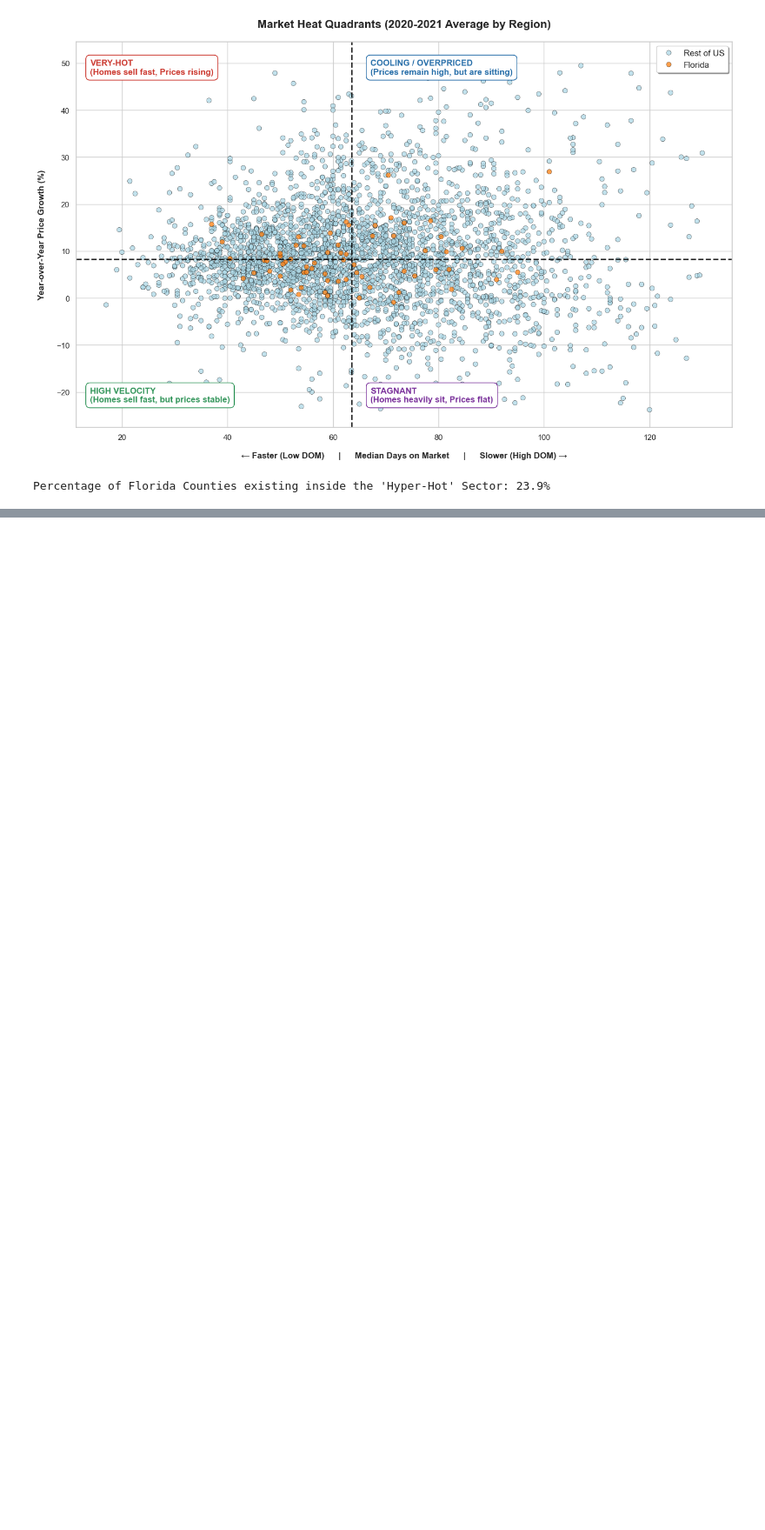
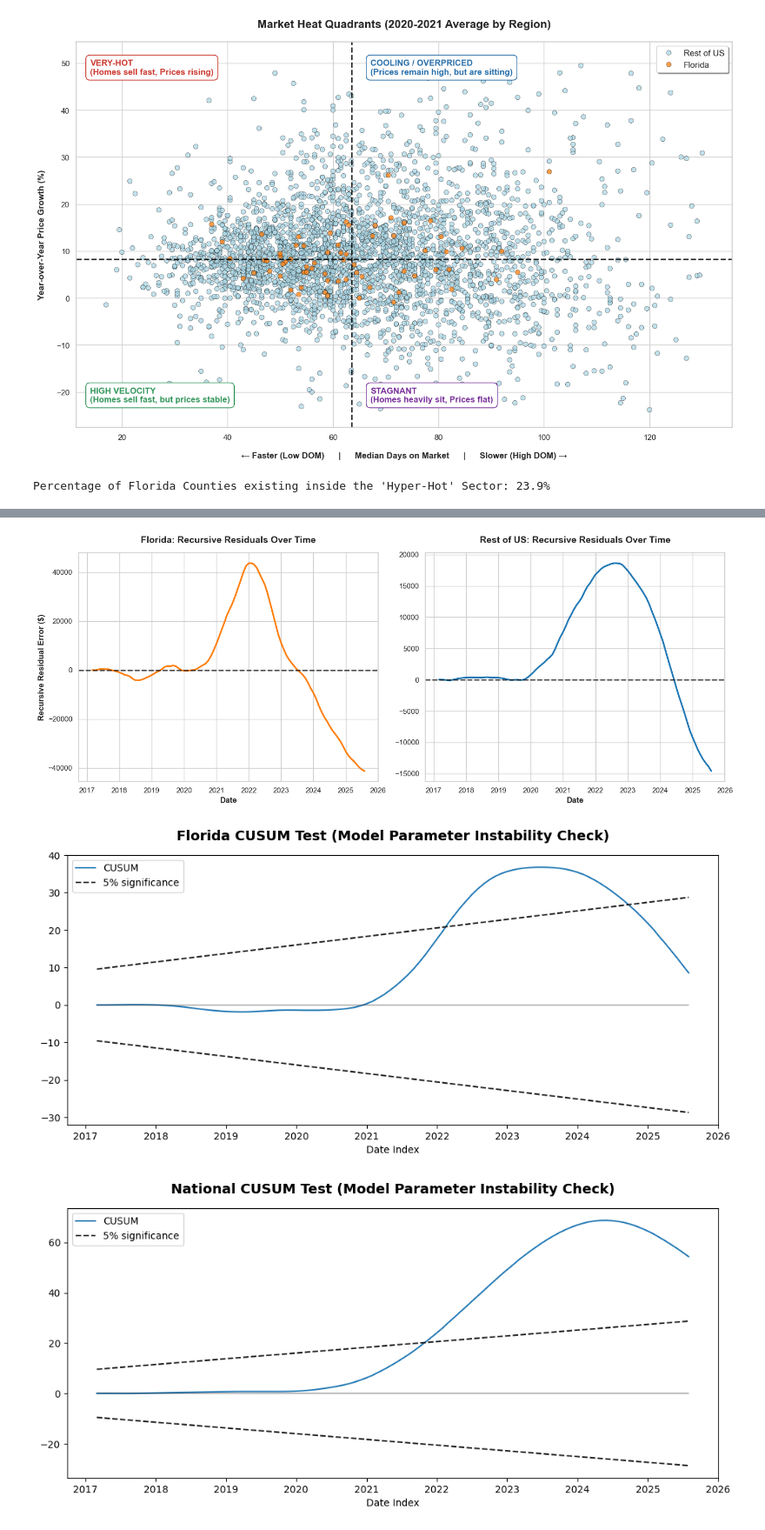
Before and after one commit to walde363/covid-housing-forecast, a Jupyter notebook: notebooks/timeseries.ipynb, the cells around one changed output, grey strips where cells are left out. Shown at 87% size. Drawn from its saved outputs; the diff is of its cells as text; code cells hidden in the pictures; blank space fills up the shorter version.

```diff
--- a/notebooks/timeseries.ipynb
+++ b/notebooks/timeseries.ipynb
@@ -573,0 +652,59 @@ A few of the heaviest institutional targets:
+# %%
+# Prepare Variables
+# build a regression baseline containing a constant and a linear time index [0, 1, 2...]
+exog_fl = sm.add_constant(np.arange(len(fl_trend_clean)))
+exog_rest = sm.add_constant(np.arange(len(rest_trend_clean)))
+
+# Fit the Recursive Least Squares (RLS) Models
+# RLS iteratively updates the regression one month at a time, capturing the newly generated residuals
+rls_fl = sm.RecursiveLS(fl_trend_clean, exog_fl)
+res_fl = rls_fl.fit()
+
+rls_rest = sm.RecursiveLS(rest_trend_clean, exog_rest)
+res_rest = rls_rest.fit()
+
+
+# Create the Recursive Residual Plot
+# first 2 observations initialize the 2-parameter model
+plt.figure(figsize=(15, 6))
+sns.set_theme(style="whitegrid")
+
+# Florida Residuals
+plt.subplot(1, 2, 1)
+plt.plot(fl_trend_clean.index[2:], res_fl.resid_recursive[2:], color='#ff7f0e', linewidth=2.5)
+plt.axhline(0, color='black', linestyle='--', linewidth=2, alpha=0.7)
+plt.title('Florida: Recursive Residuals Over Time', fontsize=14, fontweight='bold', pad=15)
+plt.ylabel('Recursive Residual Error ($)', fontsize=12, fontweight='bold')
+plt.xlabel('Date', fontsize=12, fontweight='bold')
+
+# Rest of US Residuals
+plt.subplot(1, 2, 2)
+plt.plot(rest_trend_clean.index[2:], res_rest.resid_recursive[2:], color='#1f77b4', linewidth=2.5)
+plt.axhline(0, color='black', linestyle='--', linewidth=2, alpha=0.7)
+plt.title('Rest of US: Recursive Residuals Over Time', fontsize=14, fontweight='bold', pad=15)
+plt.xlabel('Date', fontsize=12, fontweight='bold')
+
+plt.tight_layout()
+plt.show()
+
+
+# Generate CUSUM plots (Cumulative Sum of Recursive Residuals)
+sns.reset_orig() # Temporarily dropping Seaborn styling so Statsmodels renders the strict mathematical bounds cleanly
+
+# Florida CUSUM
+fig_fl = plt.figure(figsize=(12, 5))
+res_fl.plot_cusum(fig=fig_fl)
+plt.title('Florida CUSUM Test (Model Parameter Instability Check)', fontsize=14, fontweight='bold', pad=15)
+plt.xlabel('Date Index')
+plt.show()
+
+# Rest of Nation CUSUM
+fig_rest = plt.figure(figsize=(12, 5))
+res_rest.plot_cusum(fig=fig_rest)
+plt.title('National CUSUM Test (Model Parameter Instability Check)', fontsize=14, fontweight='bold', pad=15)
+plt.xlabel('Date Index')
+plt.show()
+# %% [output]
+[figure, added]
+[figure, added]
+[figure, added]
```
Also changed, not shown: parts of 4 cells of this notebook, 4 other files.
